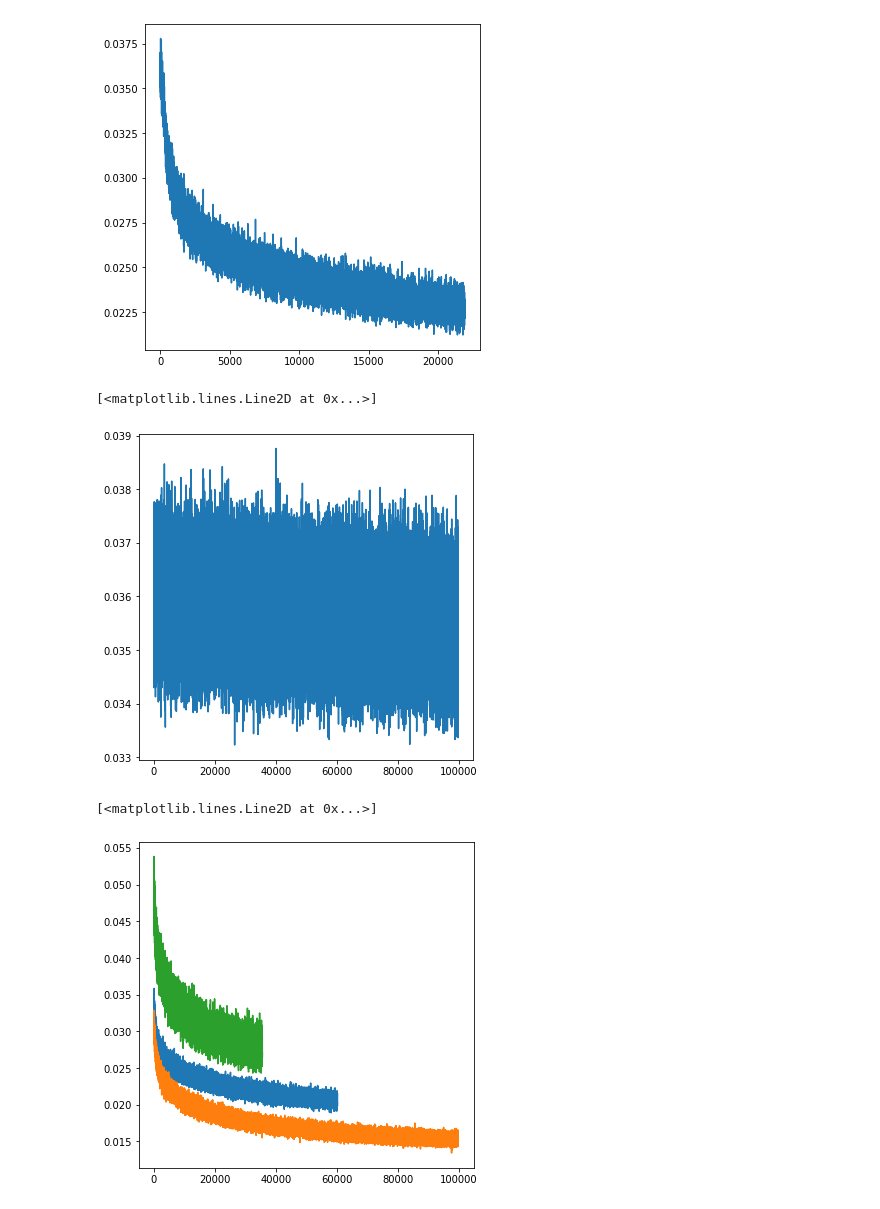
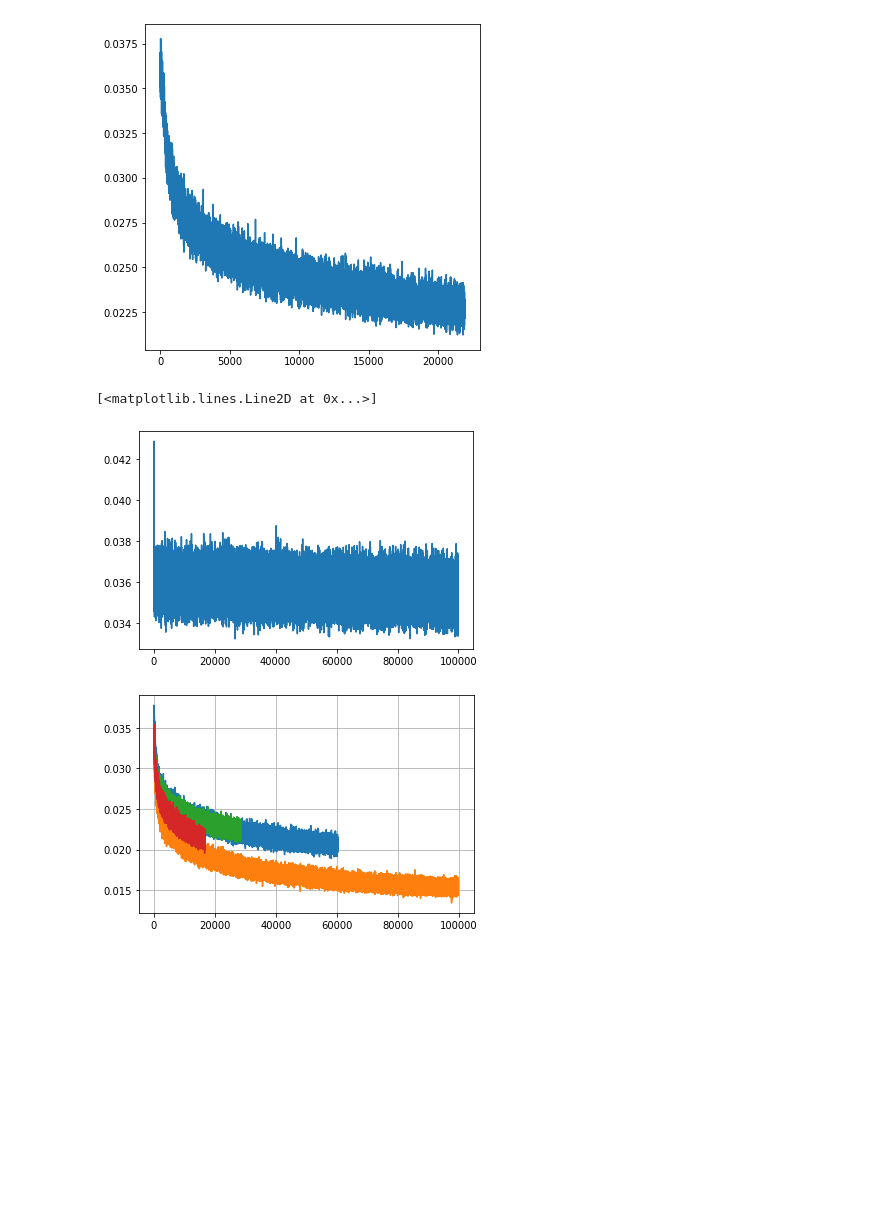
Before and after one commit to HastingsGreer/InverseConsistency, a Jupyter notebook: notebooks/InvestigateLosses.ipynb, the cells around one changed output. Cells and saved outputs as stored; diff of their text form; code cells hidden in the pictures; blank space fills up the shorter version.

```diff
--- a/notebooks/InvestigateLosses.ipynb
+++ b/notebooks/InvestigateLosses.ipynb
@@ -132,21 +132,24 @@ plt.plot(l[:, 1])
 def losses(path):
     with open(path + "/loss_curve", "rb") as f:
         l = np.array(pickle.load(f ))
-    return l[170:]
+    return l[:]
 # %%
 plt.plot(losses("../results/ttsplit_affine4")[:, 1])
 # %% [output]
 [<matplotlib.lines.Line2D at 0x...>]
-[figure, old version]
+[figure, new version]
 # %%
 
 j = 1
 plt.plot(losses("../results/ttsplit_affine_deformable2/")[:, j])
 plt.plot(losses("../results/aff_aff_def_knee_frozen_affine/")[:, j])
-plt.plot(losses("../results/medrestrain_longtime_3090/")[:, j])
+#plt.plot(losses("../results/medrestrain_longtime_3090/")[:, j])
+plt.plot(losses("../results/affine_deformable_knee_stumpy2/")[:, j])
+plt.plot(losses("../results/knee_chunky_middle_7/")[:, j])
+
+plt.grid()
 # %% [output]
-[<matplotlib.lines.Line2D at 0x...>]
-[figure, old version]
+[figure, new version]
 # %%
 #losses("../results/ttsplit_affine4//")
 j = 1
```
Also changed, not shown: parts of 7 cells of this notebook.
